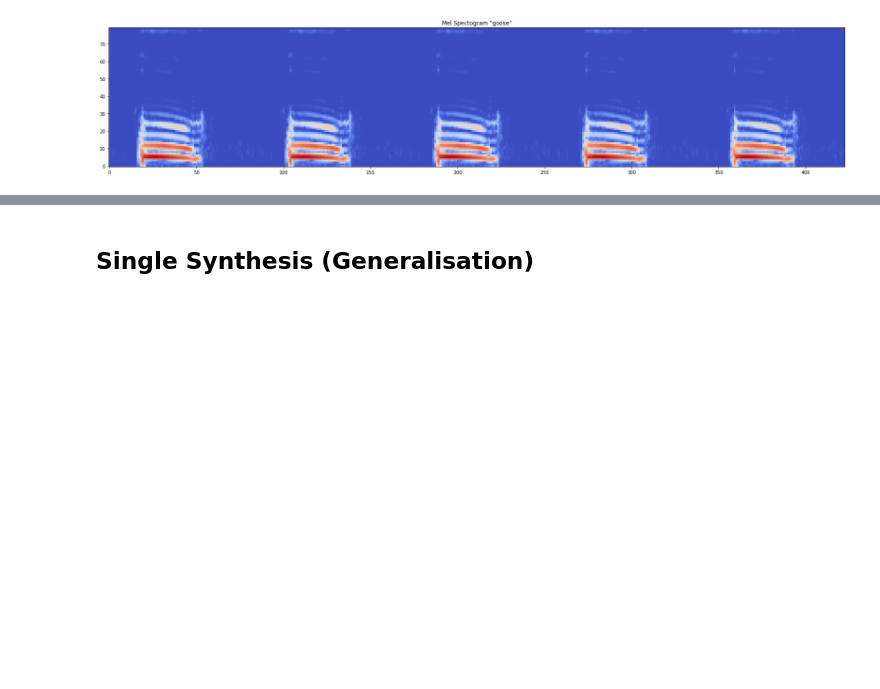
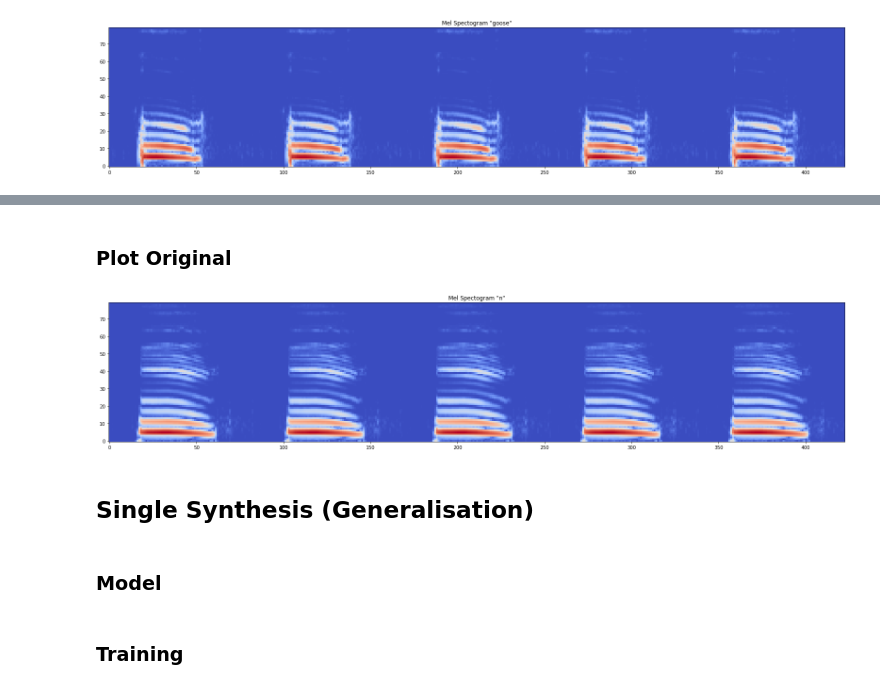
Before and after one commit to MiscellaneousStuff/kara-one-transduction, a Jupyter notebook: feis.ipynb, the cells around one changed output, grey strips where cells are left out. Saved outputs shown, nothing was run; the diff lists cells and outputs as text; code cells hidden in the pictures; blank space fills up the shorter version.

```diff
--- a/feis.ipynb
+++ b/feis.ipynb
@@ -283,2 +511,10 @@ _ = plot_mel_spectrogram(cur_ex["audio_feats"], cur_ex["label"])
+# %% [markdown]
+### Plot Original
+# %%
+_ = plot_mel_spectrogram(synth_examples[plot_pred_idx]["audio_feats"], synth_examples[plot_pred_idx]["label"])
+# %% [output]
+[figure, added]
 # %% [markdown]
 ## Single Synthesis (Generalisation)
+# %% [markdown]
+### Model
@@ -284,0 +577,2 @@ _ = plot_mel_spectrogram(cur_ex["audio_feats"], cur_ex["label"])
+# %% [markdown]
+### Training
```
Also changed, not shown: parts of 15 cells of this notebook, 1 other file.
